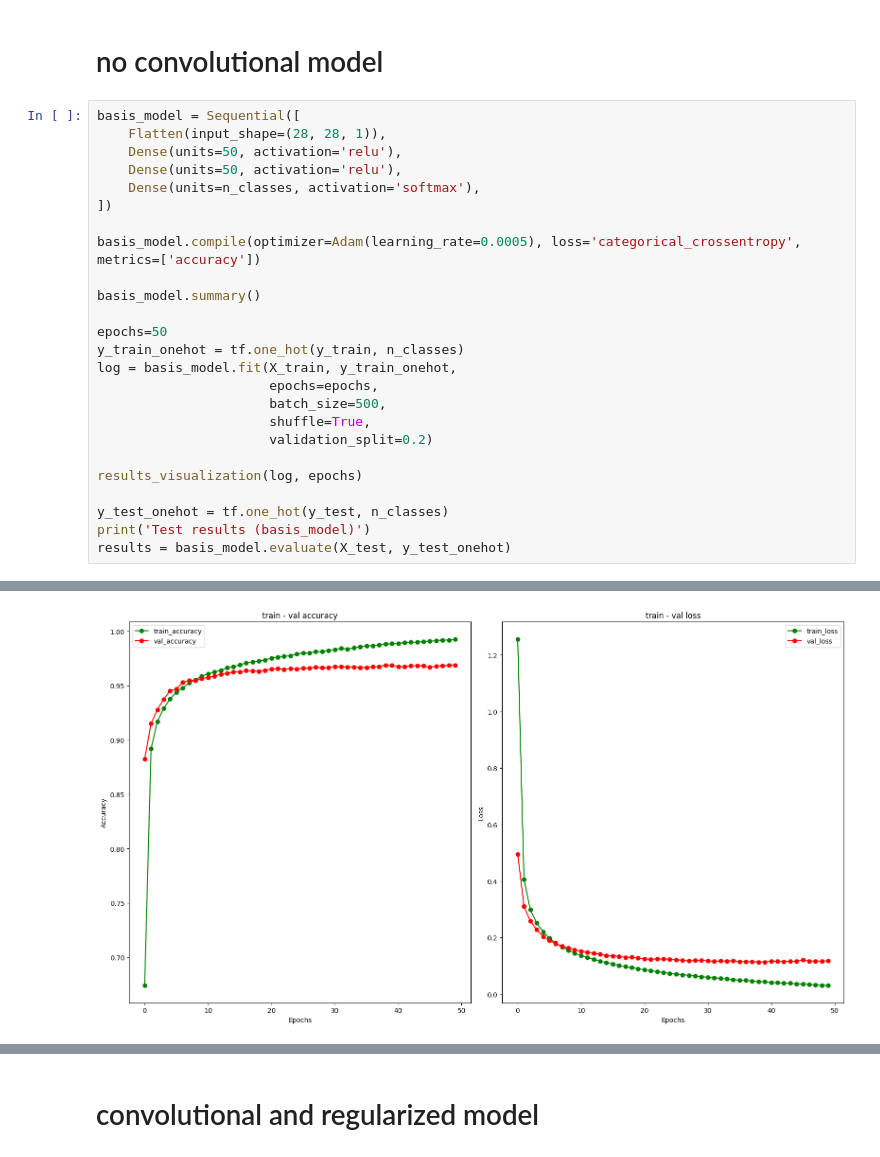
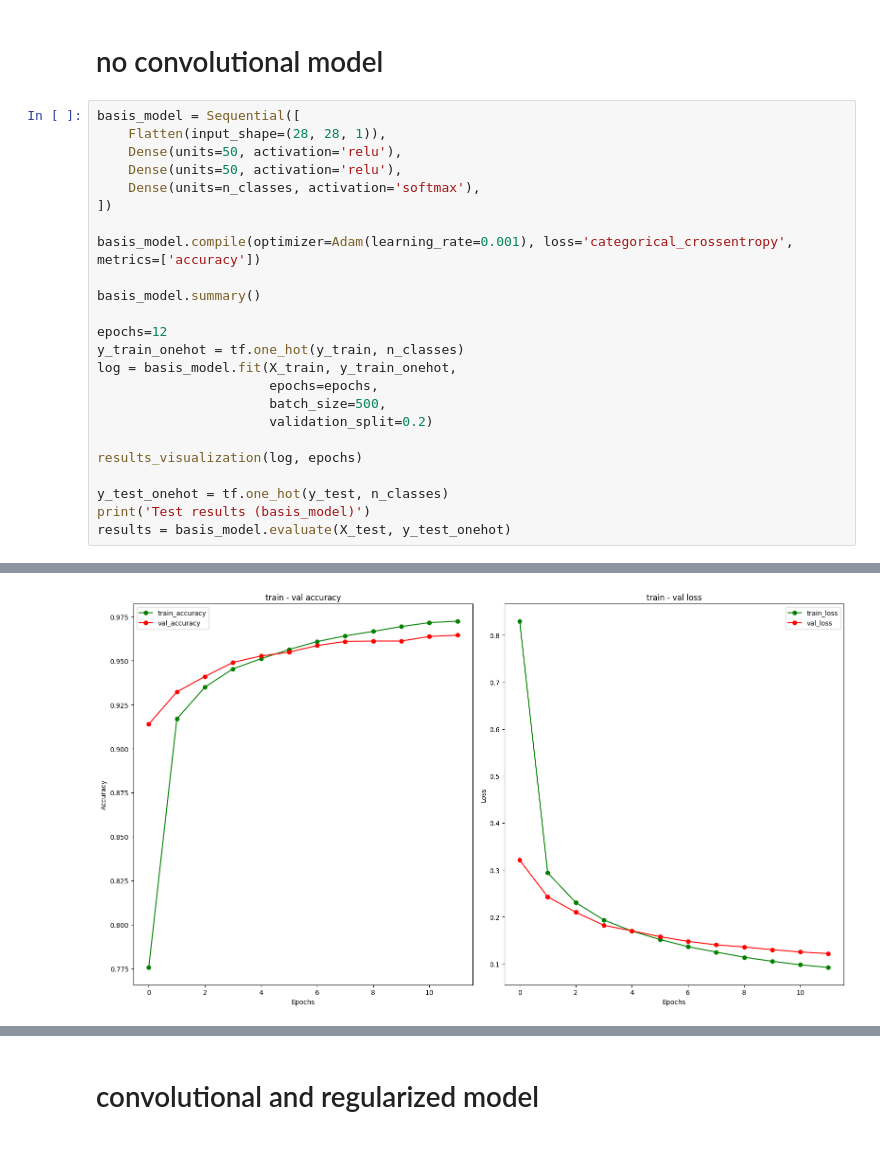
Before and after one commit to ferandmag/AI_mnist_convolution, a Jupyter notebook: mnist_conv.ipynb, the cells around one changed output, grey strips where cells are left out. Saved outputs shown, nothing was run; the diff lists cells and outputs as text.

```diff
--- a/mnist_conv.ipynb
+++ b/mnist_conv.ipynb
@@ -104,16 +111,15 @@ basis_model = Sequential([
     Dense(units=n_classes, activation='softmax'),
 ])
 
-basis_model.compile(optimizer=Adam(learning_rate=0.0005), loss='categorical_crossentropy', metrics=['accuracy'])
+basis_model.compile(optimizer=Adam(learning_rate=0.001), loss='categorical_crossentropy', metrics=['accuracy'])
 
 basis_model.summary()
 
-epochs=50
+epochs=12
 y_train_onehot = tf.one_hot(y_train, n_classes)
 log = basis_model.fit(X_train, y_train_onehot,
                       epochs=epochs,
                       batch_size=500,
-                      shuffle=True,
                       validation_split=0.2)
 
 results_visualization(log, epochs)
@@ -142,2 +148,2 @@ Epoch 50/50
-[figure, old version]
+[figure, new version]
 Test results (basis_model)
```
Also changed, not shown: parts of 8 cells of this notebook.
